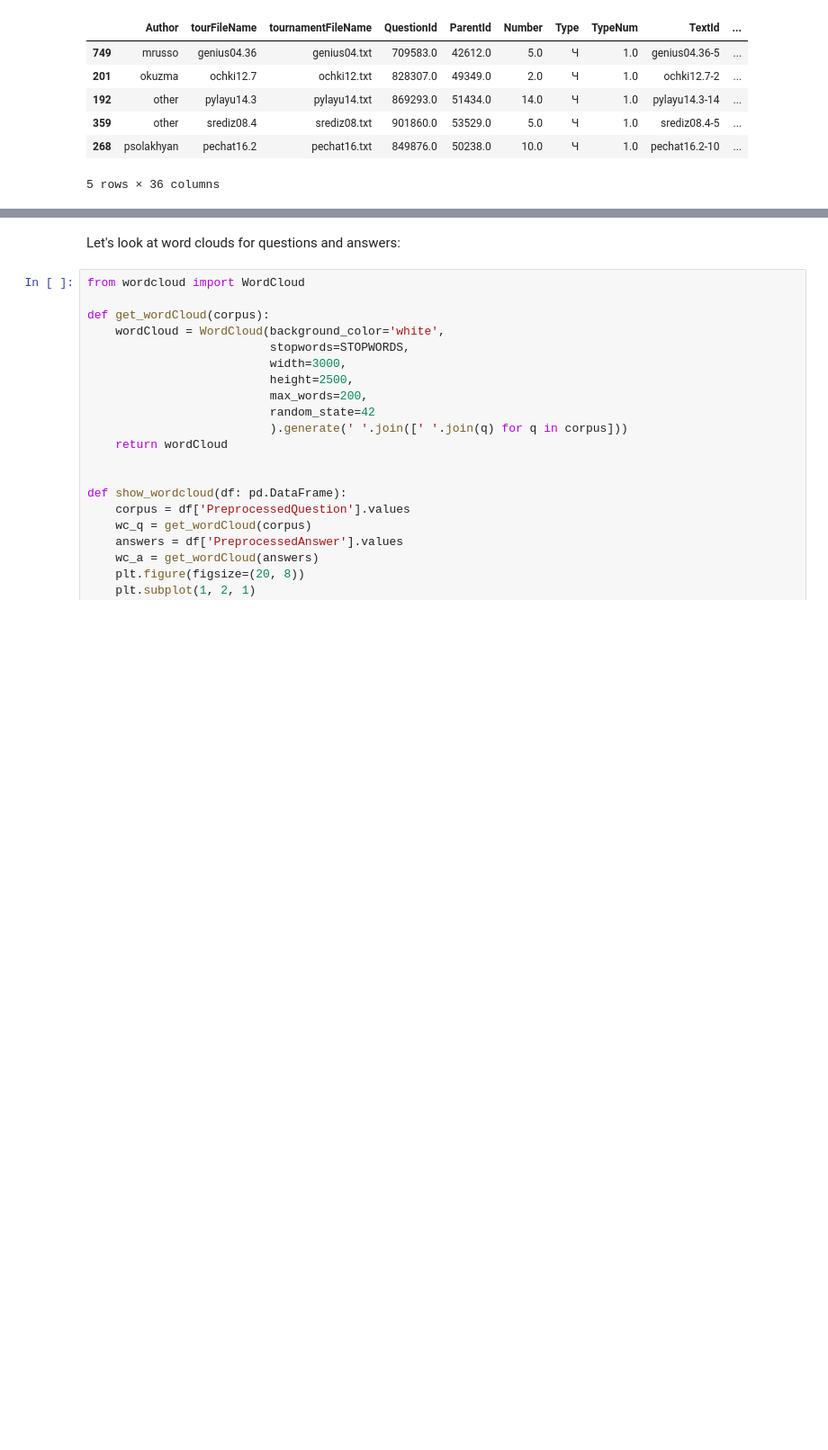
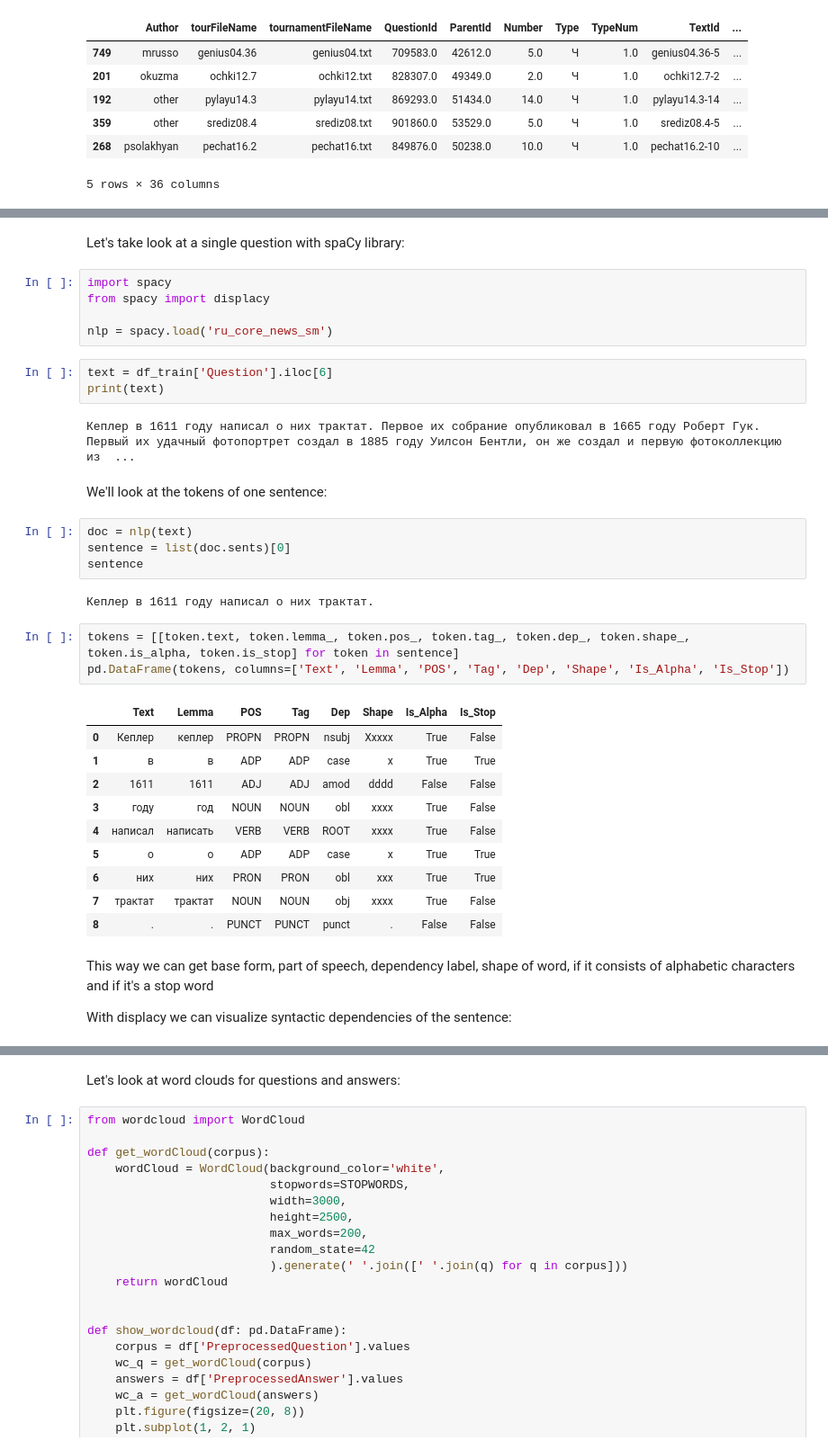
Before and after one commit to mary-el/nlp, a Jupyter notebook: main.ipynb, the cells around one changed output, grey strips where cells are left out. Shown at 90% size. Saved outputs shown, nothing was run; the diff lists cells and outputs as text; blank space fills up the shorter version.

Commit message:
Added spacy analysis

```diff
--- a/main.ipynb
+++ b/main.ipynb
@@ -215,0 +259,38 @@ df_train.head()
+# %% [markdown]
+Let's take look at a single question with spaCy library:
+# %%
+import spacy
+from spacy import displacy
+
+nlp = spacy.load('ru_core_news_sm')
+# %%
+text = df_train['Question'].iloc[6]
+print(text)
+# %% [output]
+Кеплер в 1611 году написал о них трактат. Первое их собрание опубликовал в 1665 году Роберт Гук. Первый их удачный фотопортрет создал в 1885 году Уилсон Бентли, он же создал и первую фотоколлекцию из  ...
+# %% [markdown]
+We'll look at the tokens of one sentence:
+# %%
+doc = nlp(text)
+sentence = list(doc.sents)[0]
+sentence
+# %% [output]
+Кеплер в 1611 году написал о них трактат.
+# %%
+tokens = [[token.text, token.lemma_, token.pos_, token.tag_, token.dep_, token.shape_, token.is_alpha, token.is_stop] for token in sentence]
+pd.DataFrame(tokens, columns=['Text', 'Lemma', 'POS', 'Tag', 'Dep', 'Shape', 'Is_Alpha', 'Is_Stop'])
+# %% [output]
+|  | Text | Lemma | POS | Tag | Dep | Shape | Is_Alpha | Is_Stop |
+| 0 | Кеплер | кеплер | PROPN | PROPN | nsubj | Xxxxx | True | False |
+| 1 | в | в | ADP | ADP | case | x | True | True |
+| 2 | 1611 | 1611 | ADJ | ADJ | amod | dddd | False | False |
+| 3 | году | год | NOUN | NOUN | obl | xxxx | True | False |
+| 4 | написал | написать | VERB | VERB | ROOT | xxxx | True | False |
+| 5 | о | о | ADP | ADP | case | x | True | True |
+| 6 | них | них | PRON | PRON | obl | xxx | True | True |
+| 7 | трактат | трактат | NOUN | NOUN | obj | xxxx | True | False |
+| 8 | . | . | PUNCT | PUNCT | punct | . | False | False |
+# %% [markdown]
+This way we can get base form, part of speech, dependency label, shape of word, if it consists of alphabetic characters and if it's a stop word
+
+With displacy we can visualize syntactic dependencies of the sentence:
```
Also changed, not shown: parts of 16 cells of this notebook.
